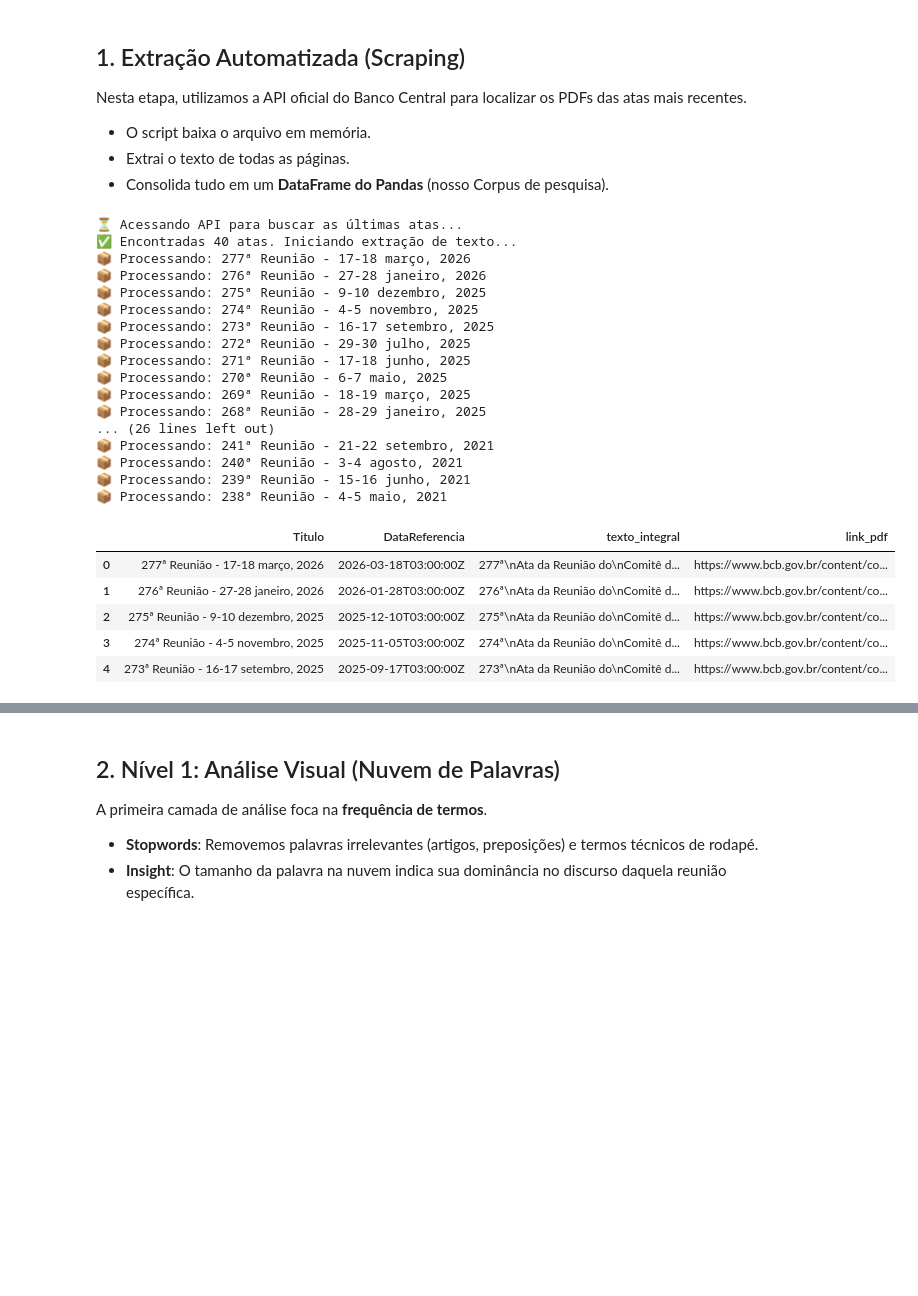
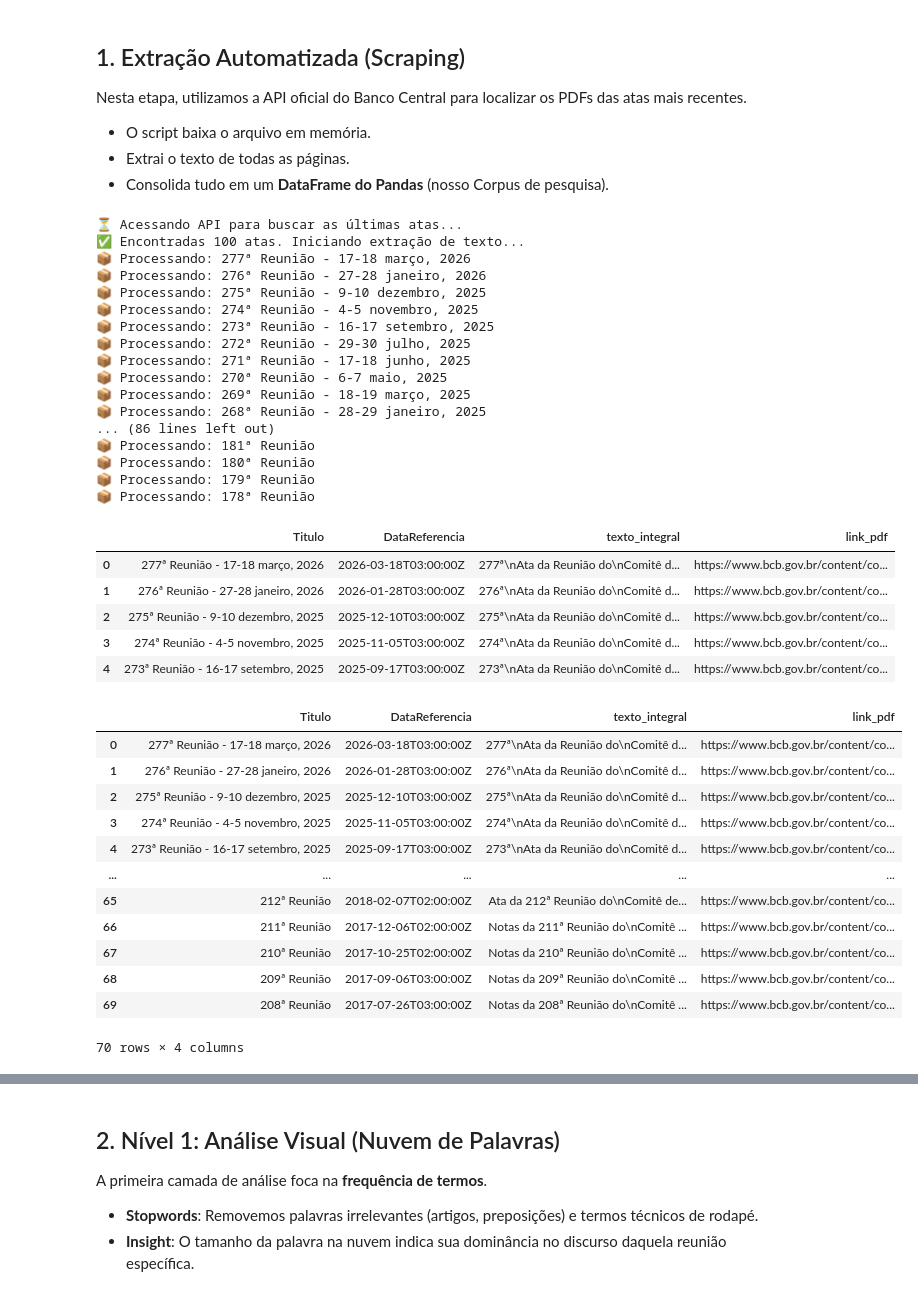
Before and after one commit to Euricojr/Analises-COPOM, a Jupyter notebook: Analises_atas_copom.ipynb, the cells around one changed output, grey strips where cells are left out. Drawn from its saved outputs; the diff is of its cells as text; code cells hidden in the pictures; blank space fills up the shorter version.

```diff
--- a/Analises_atas_copom.ipynb
+++ b/Analises_atas_copom.ipynb
@@ -47,7 +47,7 @@ import time
 warnings.filterwarnings('ignore')
 
 class CopomBulkScraper:
-    def __init__(self, qtd_atas=40):
+    def __init__(self, qtd_atas=100):
         self.api_url = f"https://www.bcb.gov.br/api/servico/sitebcb/atascopom/ultimas?quantidade={qtd_atas}&filtro="
         self.headers = {
             "User-Agent": "Mozilla/5.0 (Windows NT 10.0; Win64; x64) AppleWebKit/537.36",
@@ -80,12 +80,12 @@ class CopomBulkScraper:
         except:
             return "ERRO"
 
-scraper = CopomBulkScraper(qtd_atas=40)
+scraper = CopomBulkScraper(qtd_atas=100)
 df_copom = scraper.obter_dataframe_completo()
 display(df_copom.head())
 # %% [output]
 ⏳ Acessando API para buscar as últimas atas...
-✅ Encontradas 40 atas. Iniciando extração de texto...
+✅ Encontradas 100 atas. Iniciando extração de texto...
 📦 Processando: 277ª Reunião - 17-18 março, 2026
 📦 Processando: 276ª Reunião - 27-28 janeiro, 2026
 📦 Processando: 275ª Reunião - 9-10 dezembro, 2025
@@ -96,14 +96,30 @@ display(df_copom.head())
 📦 Processando: 270ª Reunião - 6-7 maio, 2025
 📦 Processando: 269ª Reunião - 18-19 março, 2025
 📦 Processando: 268ª Reunião - 28-29 janeiro, 2025
-... (26 lines left out)
-📦 Processando: 241ª Reunião - 21-22 setembro, 2021
-📦 Processando: 240ª Reunião - 3-4 agosto, 2021
-📦 Processando: 239ª Reunião - 15-16 junho, 2021
-📦 Processando: 238ª Reunião - 4-5 maio, 2021
+... (86 lines left out)
+📦 Processando: 181ª Reunião
+📦 Processando: 180ª Reunião
+📦 Processando: 179ª Reunião
+📦 Processando: 178ª Reunião
 |  | Titulo | DataReferencia | texto_integral | link_pdf |
 | 0 | 277ª Reunião - 17-18 março, 2026 | 2026-03-18T03:00:00Z | 277ª\nAta da Reunião do\nComitê d... | https://www.bcb.gov.br/content/co... |
 | 1 | 276ª Reunião - 27-28 janeiro, 2026 | 2026-01-28T03:00:00Z | 276ª\nAta da Reunião do\nComitê d... | https://www.bcb.gov.br/content/co... |
 | 2 | 275ª Reunião - 9-10 dezembro, 2025 | 2025-12-10T03:00:00Z | 275ª\nAta da Reunião do\nComitê d... | https://www.bcb.gov.br/content/co... |
 | 3 | 274ª Reunião - 4-5 novembro, 2025 | 2025-11-05T03:00:00Z | 274ª\nAta da Reunião do\nComitê d... | https://www.bcb.gov.br/content/co... |
 | 4 | 273ª Reunião - 16-17 setembro, 2025 | 2025-09-17T03:00:00Z | 273ª\nAta da Reunião do\nComitê d... | https://www.bcb.gov.br/content/co... |
+# %%
+df_copom.head(70)
+# %% [output]
+|  | Titulo | DataReferencia | texto_integral | link_pdf |
+| 0 | 277ª Reunião - 17-18 março, 2026 | 2026-03-18T03:00:00Z | 277ª\nAta da Reunião do\nComitê d... | https://www.bcb.gov.br/content/co... |
+| 1 | 276ª Reunião - 27-28 janeiro, 2026 | 2026-01-28T03:00:00Z | 276ª\nAta da Reunião do\nComitê d... | https://www.bcb.gov.br/content/co... |
+| 2 | 275ª Reunião - 9-10 dezembro, 2025 | 2025-12-10T03:00:00Z | 275ª\nAta da Reunião do\nComitê d... | https://www.bcb.gov.br/content/co... |
+| 3 | 274ª Reunião - 4-5 novembro, 2025 | 2025-11-05T03:00:00Z | 274ª\nAta da Reunião do\nComitê d... | https://www.bcb.gov.br/content/co... |
+| 4 | 273ª Reunião - 16-17 setembro, 2025 | 2025-09-17T03:00:00Z | 273ª\nAta da Reunião do\nComitê d... | https://www.bcb.gov.br/content/co... |
+| ... | ... | ... | ... | ... |
+| 65 | 212ª Reunião | 2018-02-07T02:00:00Z | Ata da 212ª Reunião do\nComitê de... | https://www.bcb.gov.br/content/co... |
+| 66 | 211ª Reunião | 2017-12-06T02:00:00Z | Notas da 211ª Reunião do\nComitê ... | https://www.bcb.gov.br/content/co... |
+| 67 | 210ª Reunião | 2017-10-25T02:00:00Z | Notas da 210ª Reunião do\nComitê ... | https://www.bcb.gov.br/content/co... |
+| 68 | 209ª Reunião | 2017-09-06T03:00:00Z | Notas da 209ª Reunião do\nComitê ... | https://www.bcb.gov.br/content/co... |
+| 69 | 208ª Reunião | 2017-07-26T03:00:00Z | Notas da 208ª Reunião do\nComitê ... | https://www.bcb.gov.br/content/co... |
+70 rows × 4 columns
```
Also changed, not shown: parts of 4 cells of this notebook, 1 other file.
